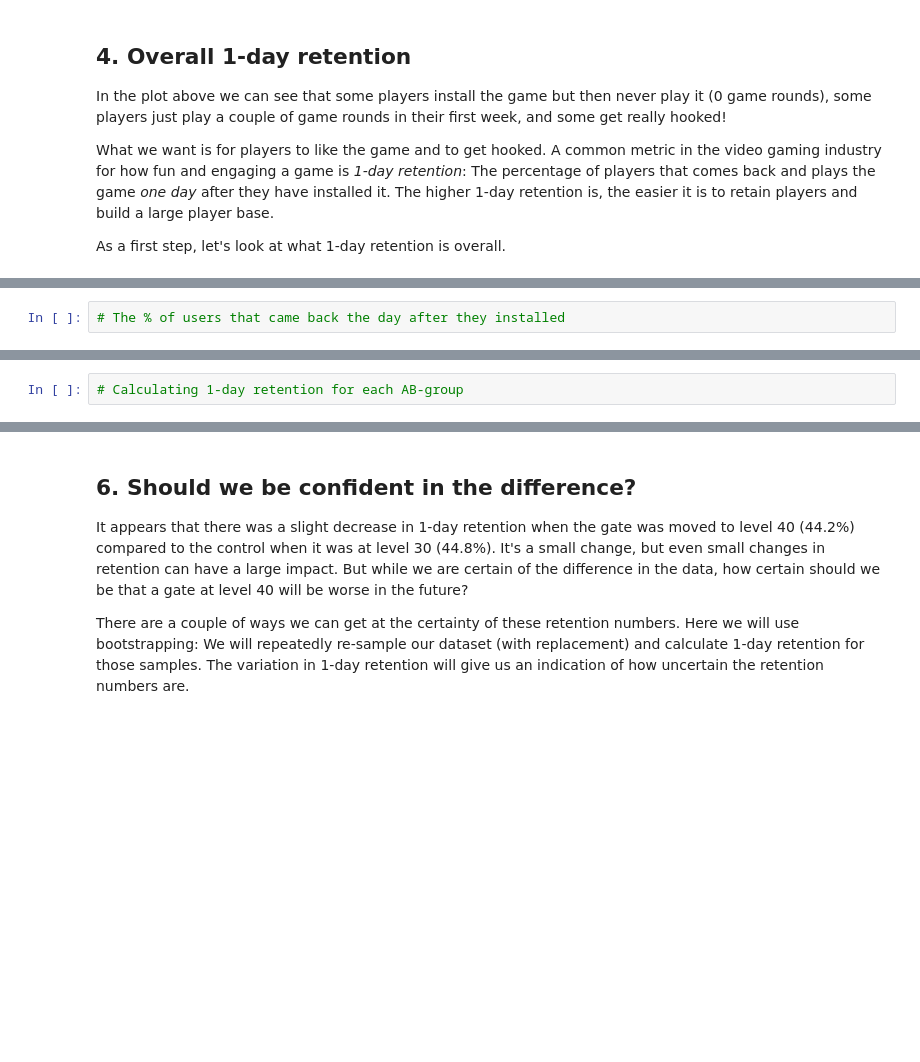
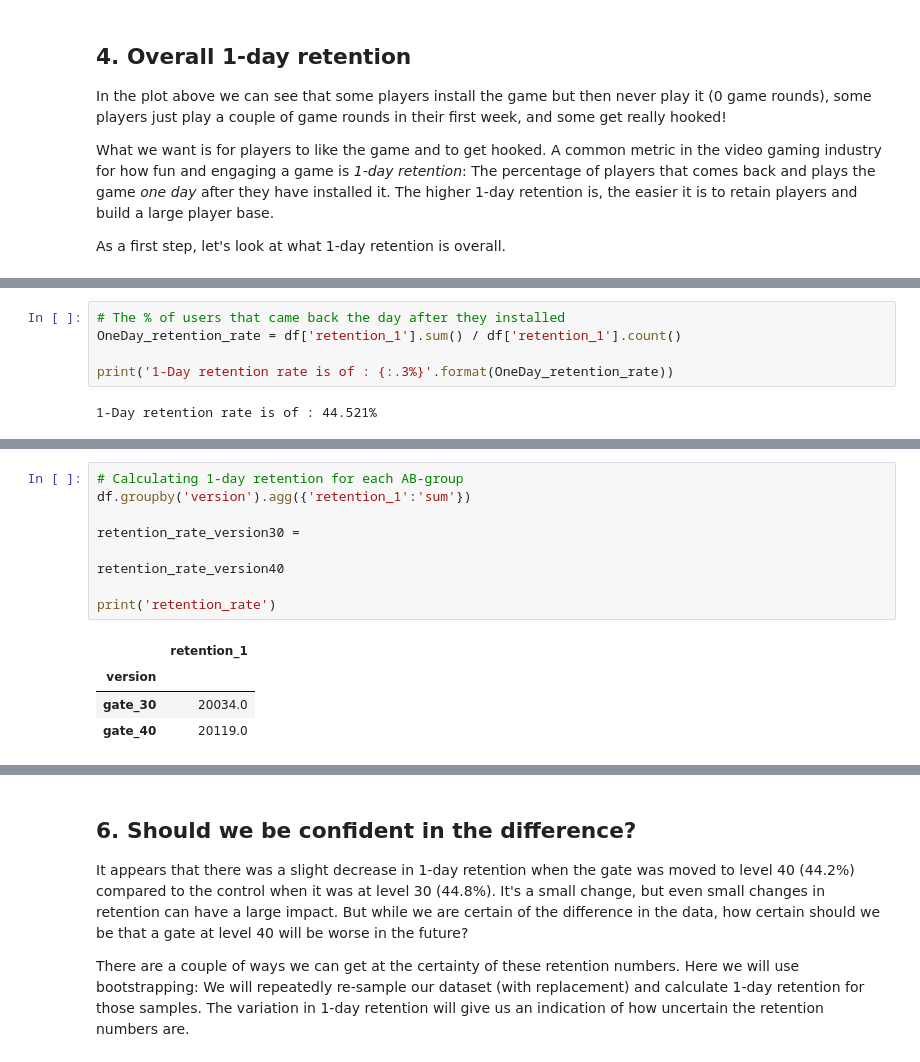
Before and after one commit to Binardino/A-B_testing_e-commerce_pages, a Jupyter notebook: CookieCat_Mobile_game/Mobile Games AB Testing with Cookie Cats.ipynb, the cells around one changed output, grey strips where cells are left out. Saved outputs shown, nothing was run; the diff lists cells and outputs as text; blank space fills up the shorter version.

```diff
--- a/CookieCat_Mobile_game/Mobile Games AB Testing with Cookie Cats.ipynb
+++ b/CookieCat_Mobile_game/Mobile Games AB Testing with Cookie Cats.ipynb
@@ -66,8 +74,25 @@ Text(0.5, 1.0, 'Distribution of played rounds')
 # %%
 # The % of users that came back the day after they installed
+OneDay_retention_rate = df['retention_1'].sum() / df['retention_1'].count()
+
+print('1-Day retention rate is of : {:.3%}'.format(OneDay_retention_rate))
+# %% [output]
+1-Day retention rate is of : 44.521%
 # %% [markdown]
 ## 5. 1-day retention by AB-group
 <p><img src="https://s3.amazonaws.com/assets.datacamp.com/production/project_184/img/belle_cookie.png" style="width:200px; float:right"> </p>
 <p>So, a little less than half of the players come back one day after installing the game. Now that we have a benchmark, let's look at how 1-day retention differs between the two AB-groups.</p>
 # %%
 # Calculating 1-day retention for each AB-group
+df.groupby('version').agg({'retention_1':'sum'})
+
+retention_rate_version30 =
+
+retention_rate_version40
+
+print('retention_rate')
+# %% [output]
+|  | retention_1 |
+| version |  |
+| gate_30 | 20034.0 |
+| gate_40 | 20119.0 |
```
Also changed, not shown: parts of 4 cells of this notebook.
